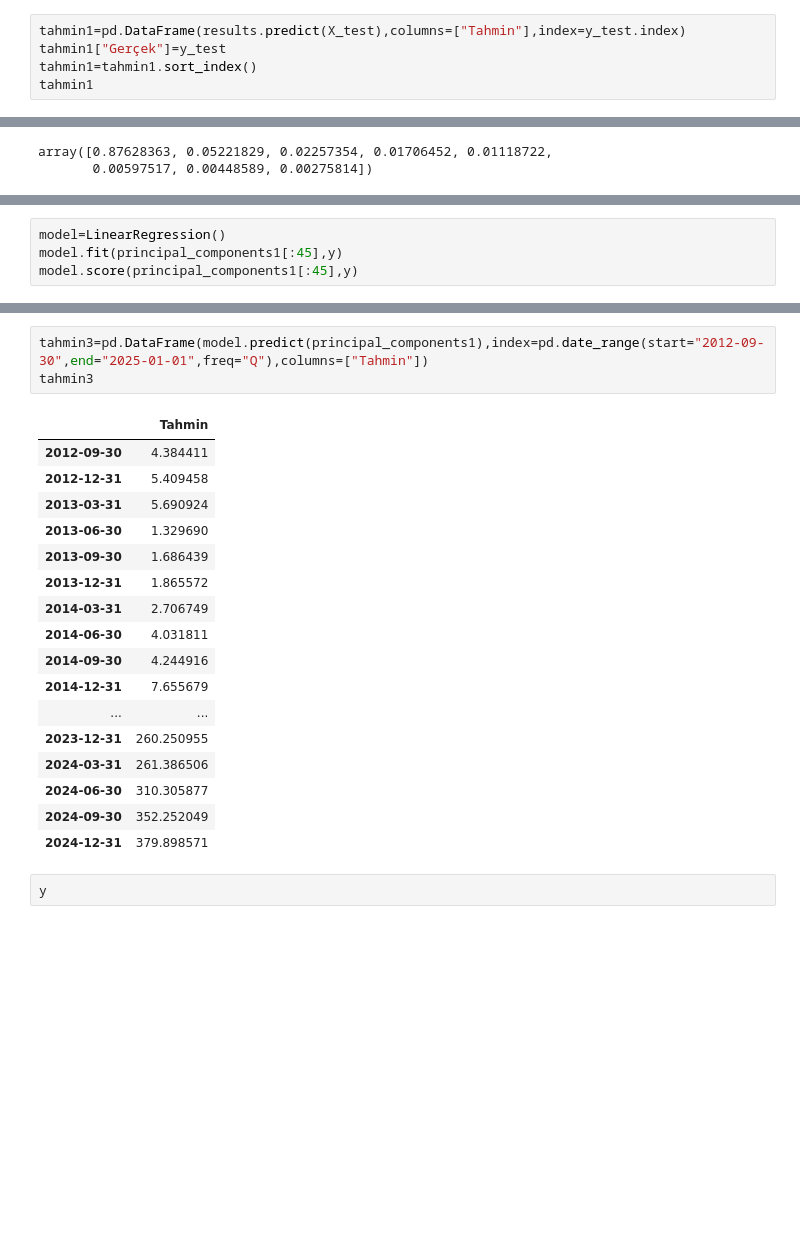
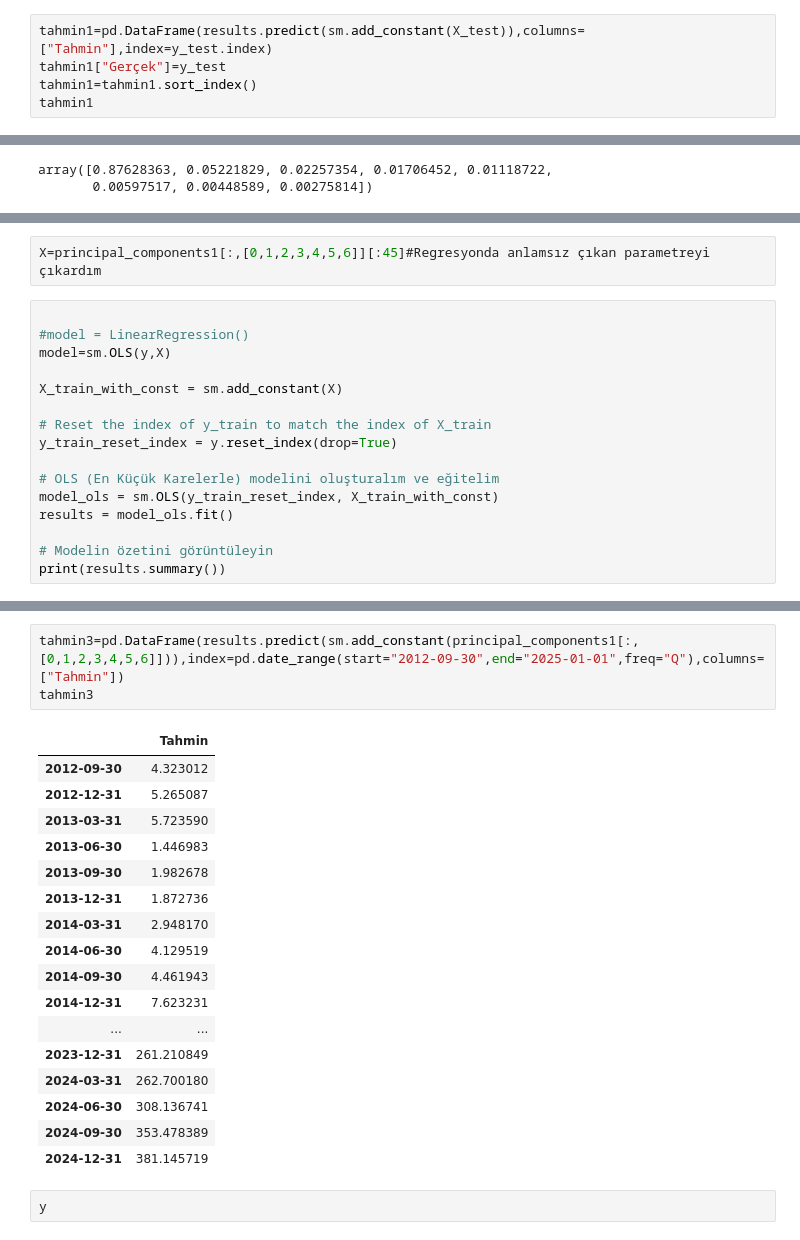
Before and after one commit to huseyinoymak/Hisse-Degerleme-Fiyat-Tahmini, a Jupyter notebook: thyaotahmin.ipynb, the cells around one changed output, grey strips where cells are left out. Saved outputs shown, nothing was run; the diff lists cells and outputs as text; blank space fills up the shorter version.

```diff
--- a/thyaotahmin.ipynb
+++ b/thyaotahmin.ipynb
@@ -330,5 +368,5 @@ results.score(X_train,y_train)
 # %%
-tahmin1=pd.DataFrame(results.predict(X_test),columns=["Tahmin"],index=y_test.index)
+tahmin1=pd.DataFrame(results.predict(sm.add_constant(X_test)),columns=["Tahmin"],index=y_test.index)
 tahmin1["Gerçek"]=y_test
 tahmin1=tahmin1.sort_index()
 tahmin1
@@ -683,7 +721,3 @@ See the caveats in the documentation: https://pandas.pydata.org/pandas-docs/stab
 2023-06-30    193.699997
 2023-09-30    242.500000
 Freq: Q-DEC, Name: Fiyat, dtype: float64
-# %%
-model=LinearRegression()
-model.fit(principal_components1[:45],y)
-model.score(principal_components1[:45],y)
@@ -691,0 +724,18 @@ model.score(principal_components1[:45],y)
+# %%
+X=principal_components1[:,[0,1,2,3,4,5,6]][:45]#Regresyonda anlamsız çıkan parametreyi çıkardım
+# %%
+
+#model = LinearRegression()
+model=sm.OLS(y,X)
+
+X_train_with_const = sm.add_constant(X)
+
+# Reset the index of y_train to match the index of X_train
+y_train_reset_index = y.reset_index(drop=True)
+
+# OLS (En Küçük Karelerle) modelini oluşturalım ve eğitelim
+model_ols = sm.OLS(y_train_reset_index, X_train_with_const)
+results = model_ols.fit()
+
+# Modelin özetini görüntüleyin
+print(results.summary())
@@ -692,24 +760,24 @@ model.score(principal_components1[:45],y)
 # %%
-tahmin3=pd.DataFrame(model.predict(principal_components1),index=pd.date_range(start="2012-09-30",end="2025-01-01",freq="Q"),columns=["Tahmin"])
+tahmin3=pd.DataFrame(results.predict(sm.add_constant(principal_components1[:,[0,1,2,3,4,5,6]])),index=pd.date_range(start="2012-09-30",end="2025-01-01",freq="Q"),columns=["Tahmin"])
 tahmin3
 # %% [output]
 |  | Tahmin |
-| 2012-09-30 | 4.384411 |
-| 2012-12-31 | 5.409458 |
-| 2013-03-31 | 5.690924 |
-| 2013-06-30 | 1.329690 |
-| 2013-09-30 | 1.686439 |
-| 2013-12-31 | 1.865572 |
-| 2014-03-31 | 2.706749 |
-| 2014-06-30 | 4.031811 |
-| 2014-09-30 | 4.244916 |
-| 2014-12-31 | 7.655679 |
+| 2012-09-30 | 4.323012 |
+| 2012-12-31 | 5.265087 |
+| 2013-03-31 | 5.723590 |
+| 2013-06-30 | 1.446983 |
+| 2013-09-30 | 1.982678 |
+| 2013-12-31 | 1.872736 |
+| 2014-03-31 | 2.948170 |
+| 2014-06-30 | 4.129519 |
+| 2014-09-30 | 4.461943 |
+| 2014-12-31 | 7.623231 |
 | ... | ... |
-| 2023-12-31 | 260.250955 |
-| 2024-03-31 | 261.386506 |
-| 2024-06-30 | 310.305877 |
-| 2024-09-30 | 352.252049 |
-| 2024-12-31 | 379.898571 |
+| 2023-12-31 | 261.210849 |
+| 2024-03-31 | 262.700180 |
+| 2024-06-30 | 308.136741 |
+| 2024-09-30 | 353.478389 |
+| 2024-12-31 | 381.145719 |
 # %%
 y
 # %% [output]
```
Also changed, not shown: parts of 9 cells of this notebook, 1 other file.
